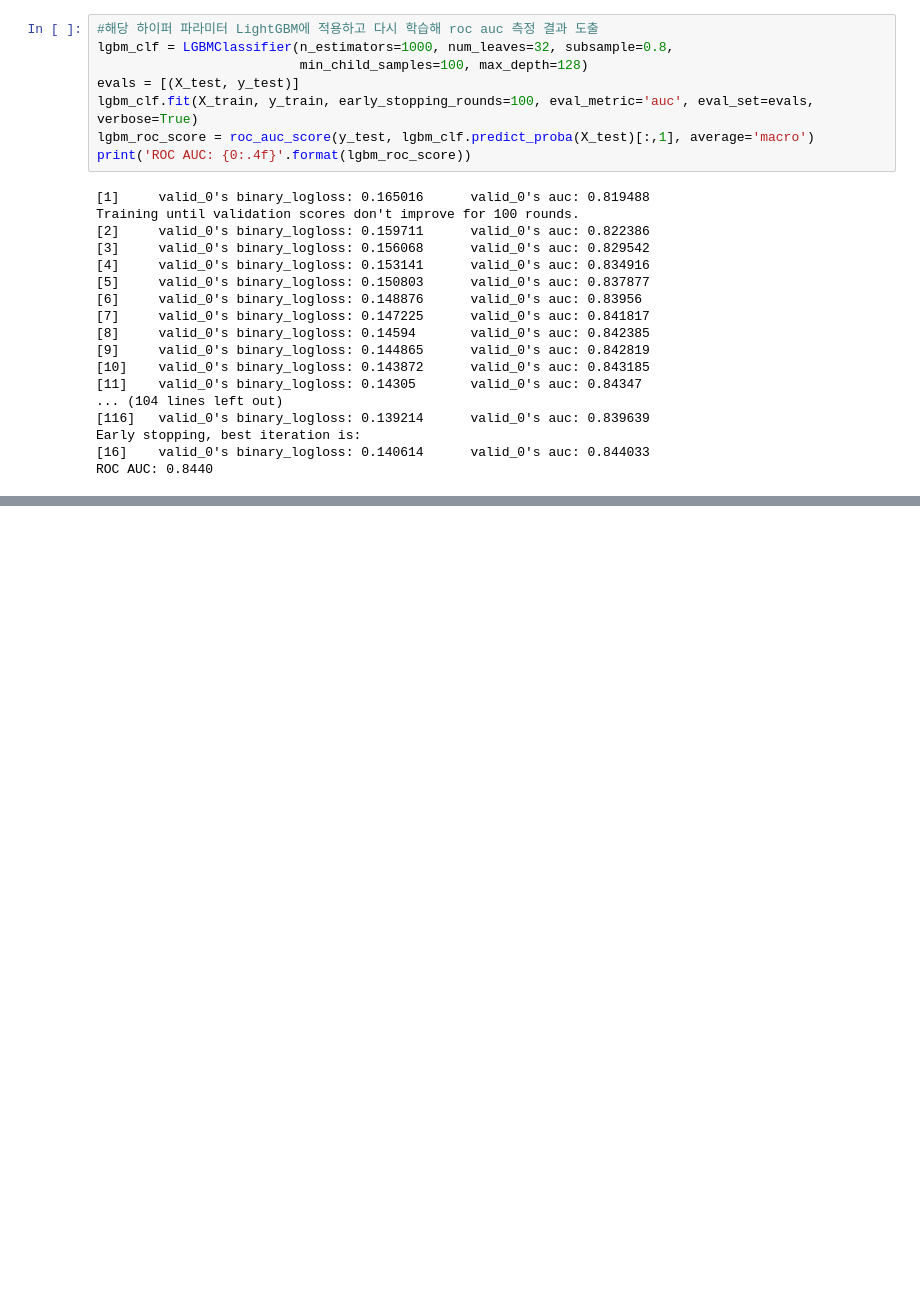
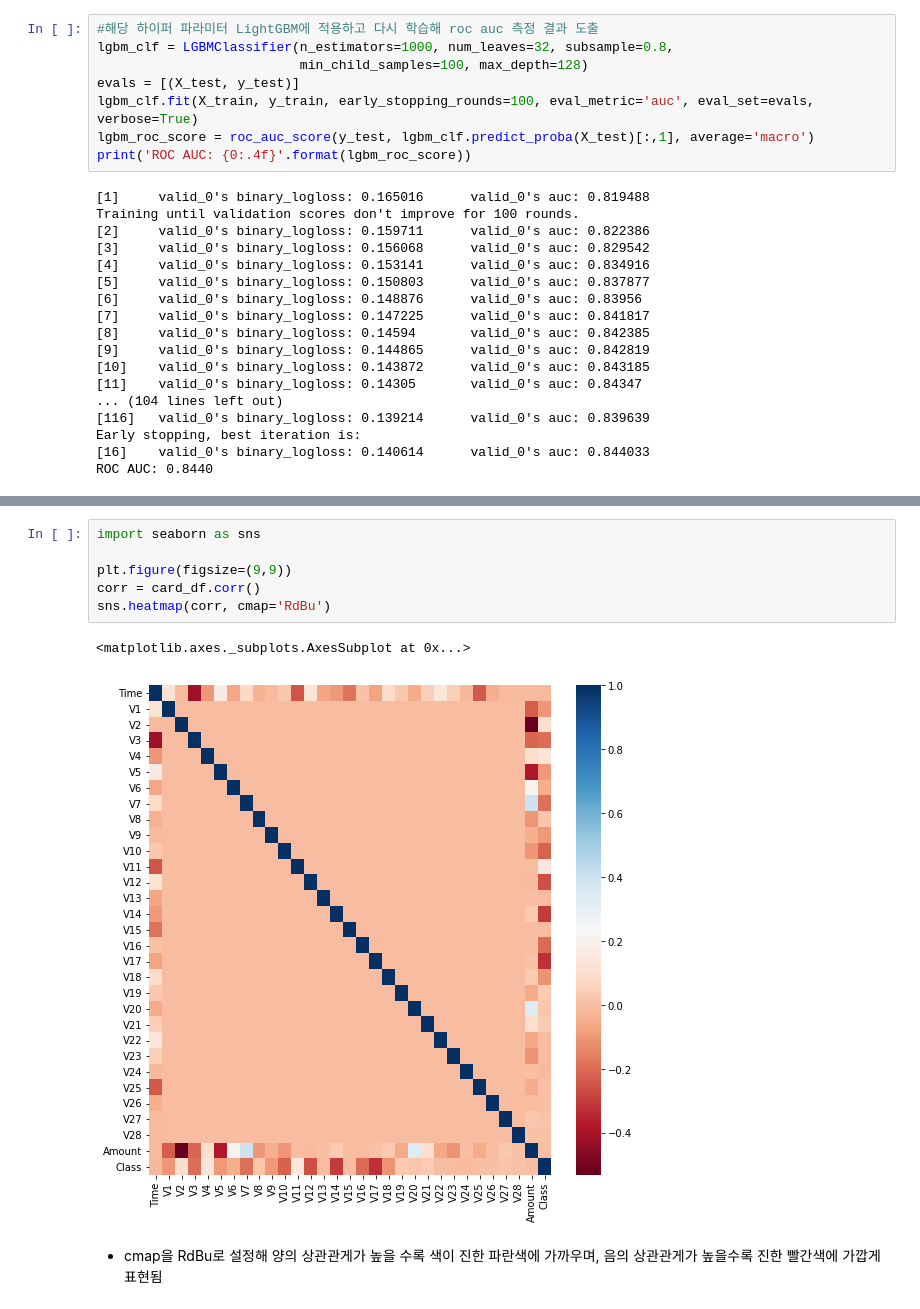
Before and after one commit to sooonsyk/ESAA, a Jupyter notebook: Week11_HW2.ipynb, the cells around one changed output, grey strips where cells are left out. Cells and saved outputs as stored; diff of their text form; blank space fills up the shorter version.

```diff
--- a/Week11_HW2.ipynb
+++ b/Week11_HW2.ipynb
@@ -321,0 +524,11 @@ ROC AUC: 0.8440
+# %%
+import seaborn as sns
+
+plt.figure(figsize=(9,9))
+corr = card_df.corr()
+sns.heatmap(corr, cmap='RdBu')
+# %% [output]
+<matplotlib.axes._subplots.AxesSubplot at 0x...>
+[figure, added]
+# %% [markdown]
+- cmap을 RdBu로 설정해 양의 상관관게가 높을 수록 색이 진한 파란색에 가까우며, 음의 상관관게가 높을수록 진한 빨간색에 가깝게 표현됨
```
Also changed, not shown: parts of 28 cells of this notebook.
